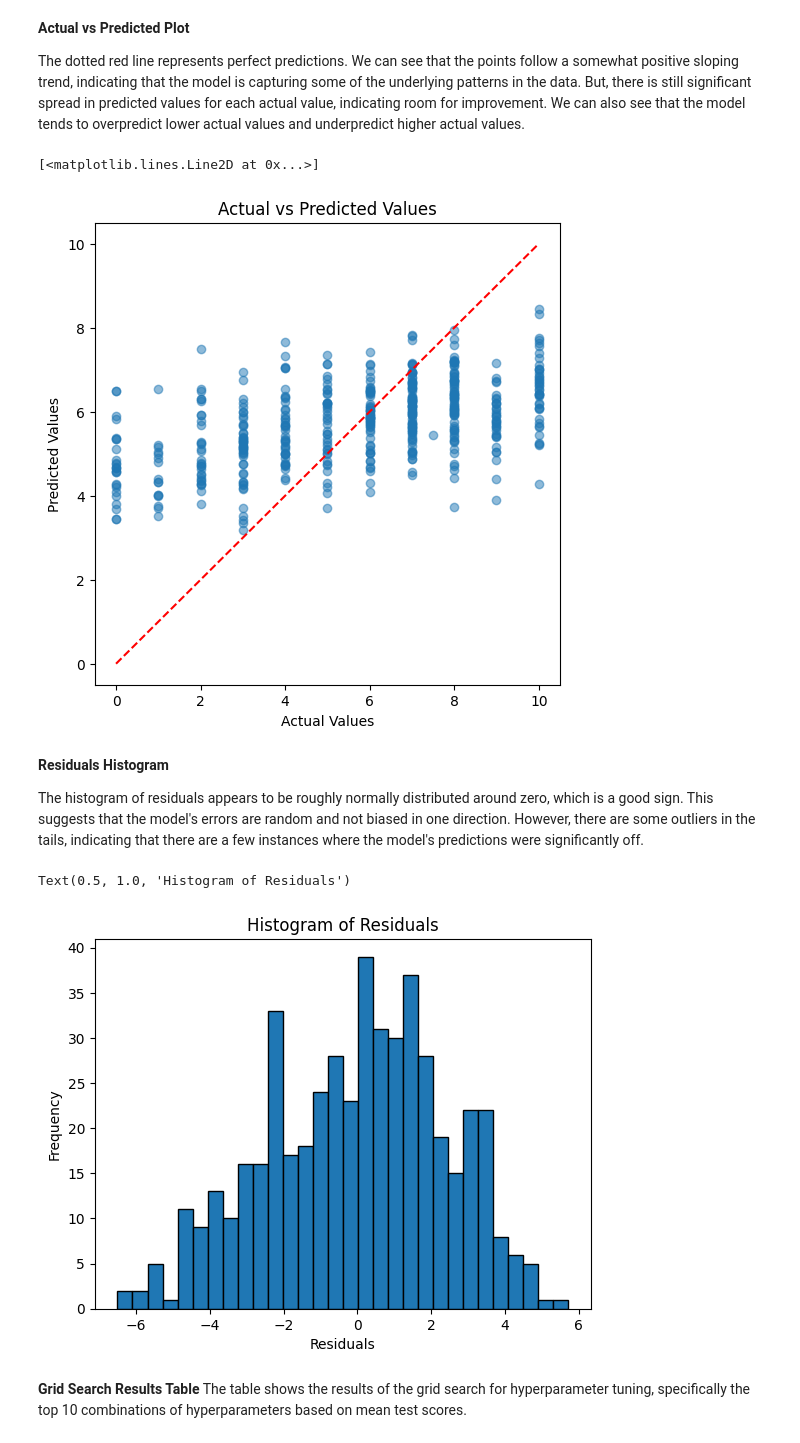
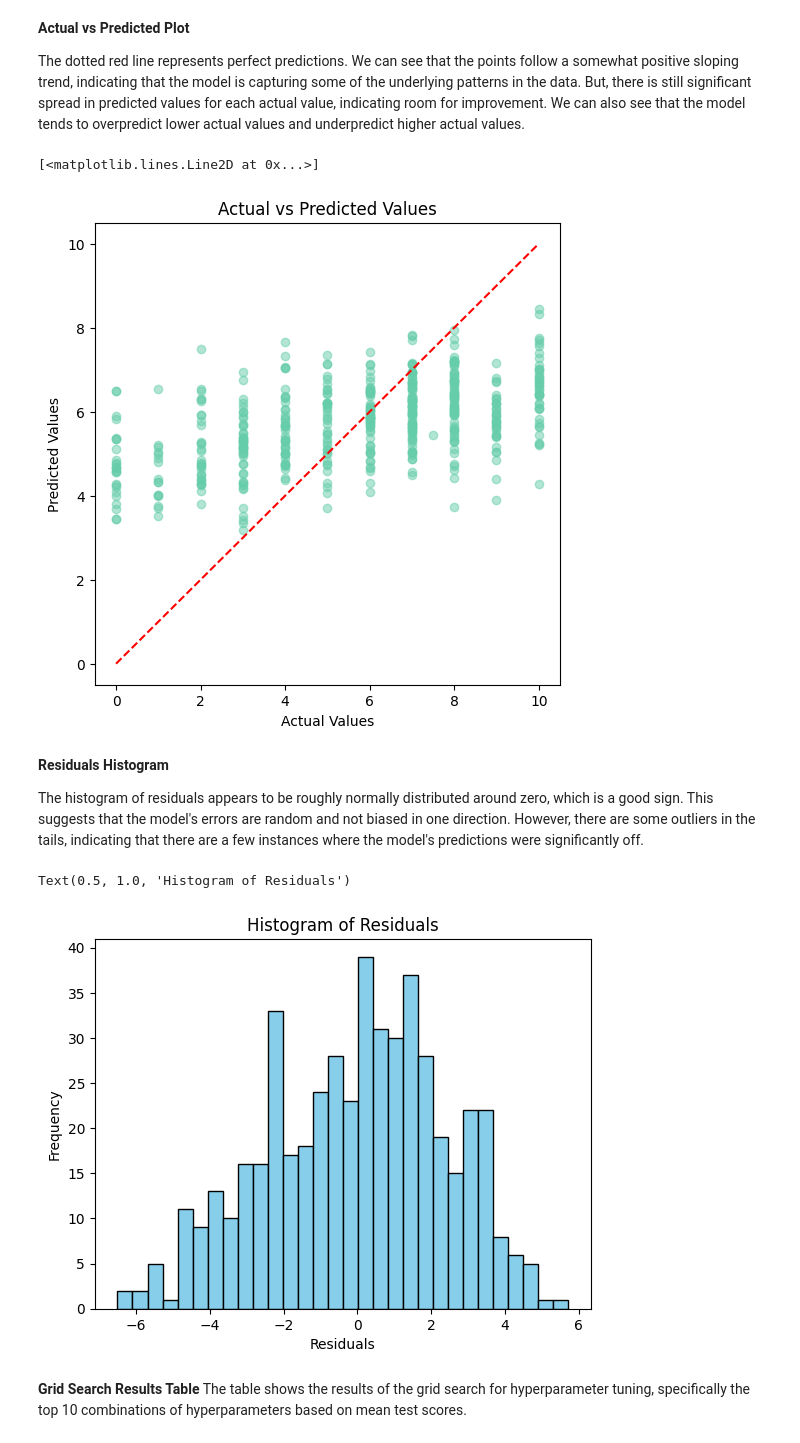
Before and after one commit to hzheni/ML4021-final-project, a Jupyter notebook: NOTEBOOKS/NeuralNetwork.ipynb, the cells around one changed output. Drawn from its saved outputs; the diff is of its cells as text; code cells hidden in the pictures.

```diff
--- a/NOTEBOOKS/NeuralNetwork.ipynb
+++ b/NOTEBOOKS/NeuralNetwork.ipynb
@@ -81,9 +81,9 @@ class MyNNRegressor(BaseEstimator, RegressorMixin):
         random.seed(self.seed)
 
         # Create the model
-        self.model = MyModel(self.input_dim, self.hidden_dim)
-        self.criterion = nn.MSELoss() # Use Mean Squared Error loss for regression
-        self.optimizer = torch.optim.Adam(self.model.parameters(), lr=self.lr) # Adam optimizer
+        self.model_ = MyModel(self.input_dim, self.hidden_dim)
+        self.criterion_ = nn.MSELoss() # Use Mean Squared Error loss for regression
+        self.optimizer_ = torch.optim.Adam(self.model_.parameters(), lr=self.lr) # Adam optimizer
 
         # Convert data to PyTorch tensors
         X_tensor = torch.tensor(X, dtype=torch.float32)
@@ -92,24 +92,24 @@ class MyNNRegressor(BaseEstimator, RegressorMixin):
         dataset = TensorDataset(X_tensor, y_tensor)
         dataloader = DataLoader(dataset, batch_size=self.batch_size, shuffle=True)
 
-        self.model.train() # Set model to training mode
+        self.model_.train() # Set model to training mode
         self.loss_history = [] # Keep track of loss values to plot a loss curve later
 
         # Training loop, iterate over epochs and batches
         for epoch in range(self.epochs):
             for batch_X, batch_y in dataloader:
-                self.optimizer.zero_grad() # Zero the gradients
-                preds = self.model(batch_X) # Forward pass to get predictions
-                loss = self.criterion(preds, batch_y) # Compute loss
+                self.optimizer_.zero_grad() # Zero the gradients
+                preds = self.model_(batch_X) # Forward pass to get predictions
+                loss = self.criterion_(preds, batch_y) # Compute loss
                 loss.backward() # Backpropagation to compute gradients
-                self.optimizer.step() # Update model parameters
+                self.optimizer_.step() # Update model parameters
             self.loss_history.append(loss.item()) # Store loss value for this epoch
         return self
 
     def predict(self, X):
-        self.model.eval() # Set model to evaluation mode
+        self.model_.eval() # Set model to evaluation mode
         X_tensor = torch.tensor(X, dtype=torch.float32) # Convert input to tensor
-        preds = self.model(X_tensor).detach().numpy() # Get predictions and convert to numpy array
+        preds = self.model_(X_tensor).detach().numpy() # Get predictions and convert to numpy array
         return preds.ravel() # Flatten to 1D array
 # %% [markdown]
 ### 5. Build Pipeline, Hyperparameter Tuning, and Cross-Validation
@@ -202,27 +201,27 @@ plt.show()
 The dotted red line represents perfect predictions. We can see that the points follow a somewhat positive sloping trend, indicating that the model is capturing some of the underlying patterns in the data. But, there is still significant spread in predicted values for each actual value, indicating room for improvement. We can also see that the model tends to overpredict lower actual values and underpredict higher actual values.
 # %%
 plt.figure(figsize=(6, 6))
-plt.scatter(y_train, y_pred, alpha=0.5)
+plt.scatter(y_train, y_pred, alpha=0.5, color='mediumaquamarine')
 plt.xlabel("Actual Values")
 plt.ylabel("Predicted Values")
 plt.title("Actual vs Predicted Values")
 plt.plot([y_train.min(), y_train.max()], [y_train.min(), y_train.max()], 'r--') # Diagonal line
 # %% [output]
 [<matplotlib.lines.Line2D at 0x...>]
-[figure, old version]
+[figure, new version]
 # %% [markdown]
 **Residuals Histogram**
 
 The histogram of residuals appears to be roughly normally distributed around zero, which is a good sign. This suggests that the model's errors are random and not biased in one direction. However, there are some outliers in the tails, indicating that there are a few instances where the model's predictions were significantly off.
 # %%
 residuals = y_train - y_pred # Calculate residuals, the differences between actual and predicted values
-plt.hist(residuals, bins=30, edgecolor='k')
+plt.hist(residuals, bins=30, edgecolor='k', color='skyblue')
 plt.xlabel("Residuals")
 plt.ylabel("Frequency")
 plt.title("Histogram of Residuals")
 # %% [output]
 Text(0.5, 1.0, 'Histogram of Residuals')
-[figure, old version]
+[figure, new version]
 # %% [markdown]
 **Grid Search Results Table**
 The table shows the results of the grid search for hyperparameter tuning, specifically the top 10 combinations of hyperparameters based on mean test scores.
```
Also changed, not shown: parts of 2 cells of this notebook.
